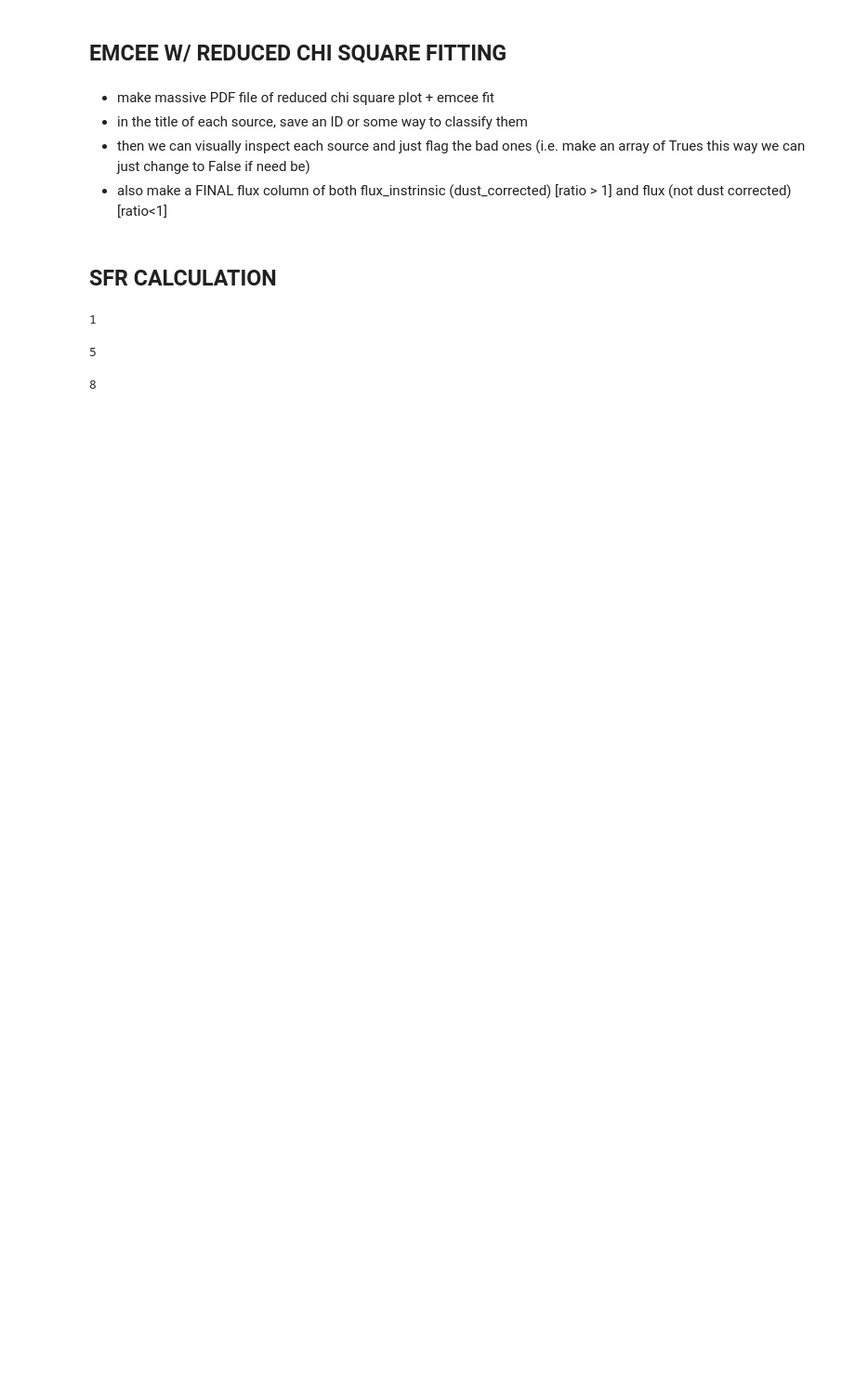
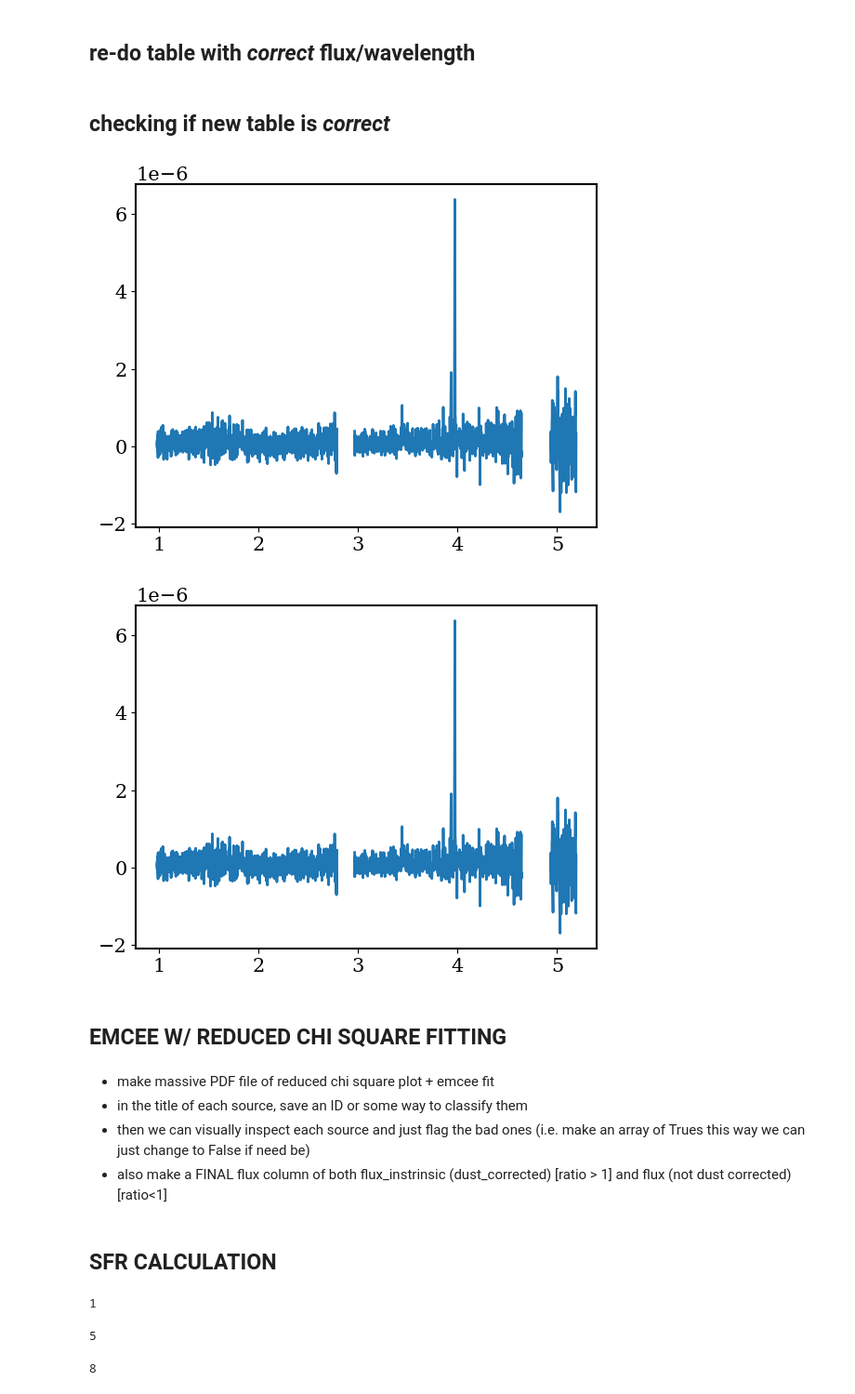
Before and after one commit to lipikachatur/VIP, a Jupyter notebook: (6) star formation rate.ipynb, the cells around one changed output. Shown at 93% size. Cells and saved outputs as stored; diff of their text form; code cells hidden in the pictures; blank space fills up the shorter version.

```diff
--- a/(6) star formation rate.ipynb
+++ b/(6) star formation rate.ipynb
@@ -47,0 +75,2 @@ new_redshifts = RUBIES_and_CEERS_table['new_rubies_redshifts']
+# %% [markdown]
+## re-do table with *correct* flux/wavelength
@@ -48,3 +112,21 @@ new_redshifts = RUBIES_and_CEERS_table['new_rubies_redshifts']
+# %% [markdown]
+## checking if new table is *correct*
+# %%
+#print(master_file[50])
+full_path = '../Capstone Project/nirspec5/comb-mgrat/hlsp_ceers_jwst_nirspec_nirspec5-000717_comb-mgrat_v0.7_x1d-masked.fits'
+data = fits.open(full_path)
+hdu = data[1].data
+wavelength = hdu['WAVELENGTH']
+flux = hdu['FLUX']
+
+plt.figure()
+plt.plot(master_wave[50], master_flux[50])
+plt.figure()
+plt.plot(wavelength, flux)
+plt.show()
+# %% [output]
+[figure, added]
+[figure, added]
 # %%
 h_beta = 4861.333
 h_alpha = 6562.819
```
Also changed, not shown: parts of 16 cells of this notebook, 5 other files.
